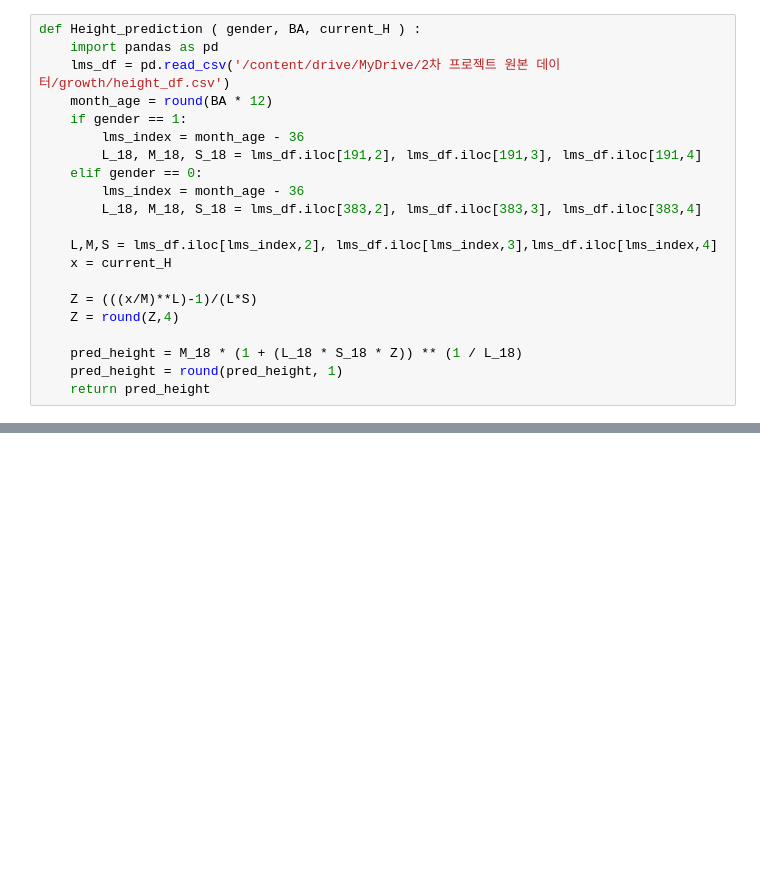
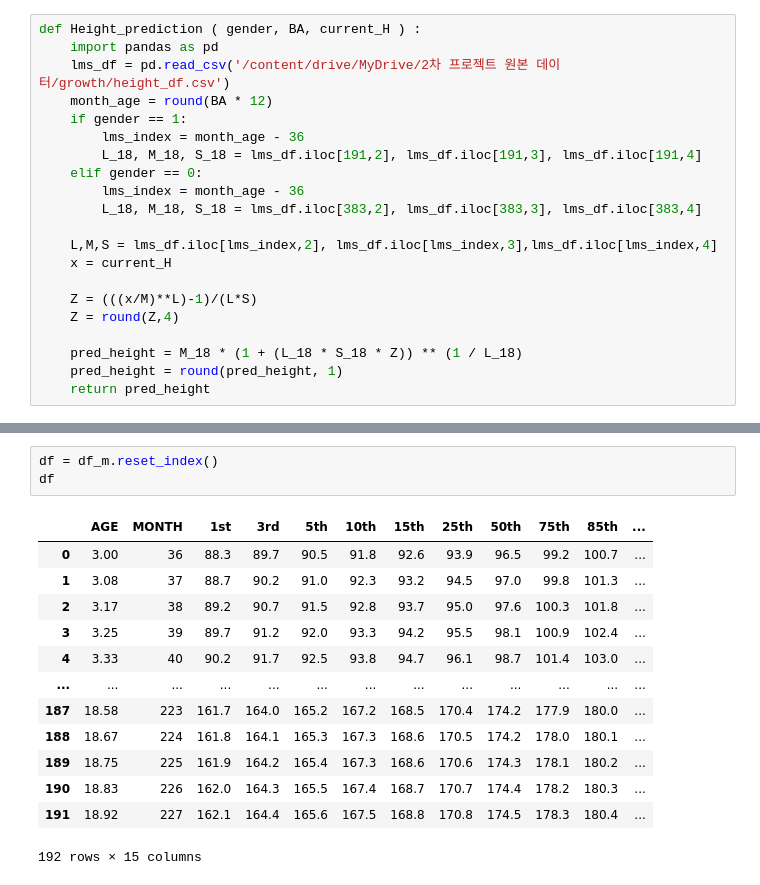
Before and after one commit to kikiru328/Bone_Detection, a Jupyter notebook: Growth_graph.ipynb, the cells around one changed output, grey strips where cells are left out. Cells and saved outputs as stored; diff of their text form; blank space fills up the shorter version.

```diff
--- a/Growth_graph.ipynb
+++ b/Growth_graph.ipynb
@@ -65,3 +84,20 @@ def find_th(df,BA,Height):
+# %%
+df = df_m.reset_index()
+df
+# %% [output]
+|  | AGE | MONTH | 1st | 3rd | 5th | 10th | 15th | 25th | 50th | 75th | 85th | ... |
+| 0 | 3.00 | 36 | 88.3 | 89.7 | 90.5 | 91.8 | 92.6 | 93.9 | 96.5 | 99.2 | 100.7 | ... |
+| 1 | 3.08 | 37 | 88.7 | 90.2 | 91.0 | 92.3 | 93.2 | 94.5 | 97.0 | 99.8 | 101.3 | ... |
+| 2 | 3.17 | 38 | 89.2 | 90.7 | 91.5 | 92.8 | 93.7 | 95.0 | 97.6 | 100.3 | 101.8 | ... |
+| 3 | 3.25 | 39 | 89.7 | 91.2 | 92.0 | 93.3 | 94.2 | 95.5 | 98.1 | 100.9 | 102.4 | ... |
+| 4 | 3.33 | 40 | 90.2 | 91.7 | 92.5 | 93.8 | 94.7 | 96.1 | 98.7 | 101.4 | 103.0 | ... |
+| ... | ... | ... | ... | ... | ... | ... | ... | ... | ... | ... | ... | ... |
+| 187 | 18.58 | 223 | 161.7 | 164.0 | 165.2 | 167.2 | 168.5 | 170.4 | 174.2 | 177.9 | 180.0 | ... |
+| 188 | 18.67 | 224 | 161.8 | 164.1 | 165.3 | 167.3 | 168.6 | 170.5 | 174.2 | 178.0 | 180.1 | ... |
+| 189 | 18.75 | 225 | 161.9 | 164.2 | 165.4 | 167.3 | 168.6 | 170.6 | 174.3 | 178.1 | 180.2 | ... |
+| 190 | 18.83 | 226 | 162.0 | 164.3 | 165.5 | 167.4 | 168.7 | 170.7 | 174.4 | 178.2 | 180.3 | ... |
+| 191 | 18.92 | 227 | 162.1 | 164.4 | 165.6 | 167.5 | 168.8 | 170.8 | 174.5 | 178.3 | 180.4 | ... |
+192 rows × 15 columns
 # %%
 def Height_graph(gender, Predict_BA, current_Height):
     import pandas as pd
```
Also changed, not shown: parts of 12 cells of this notebook.
